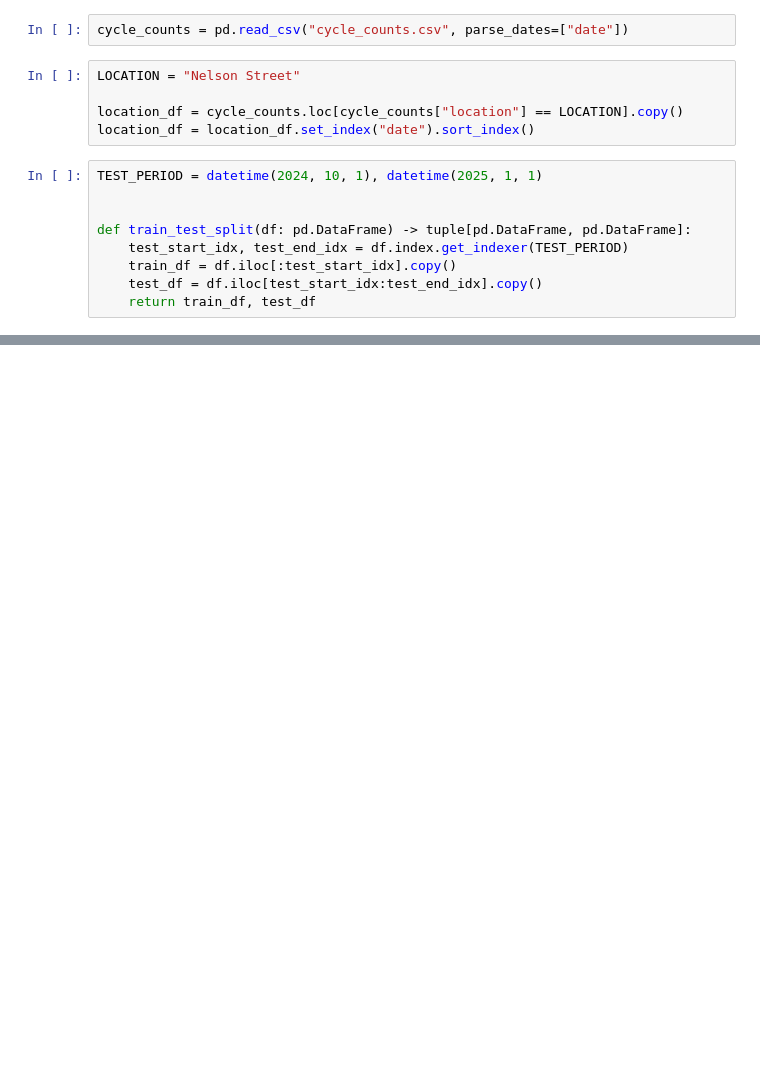
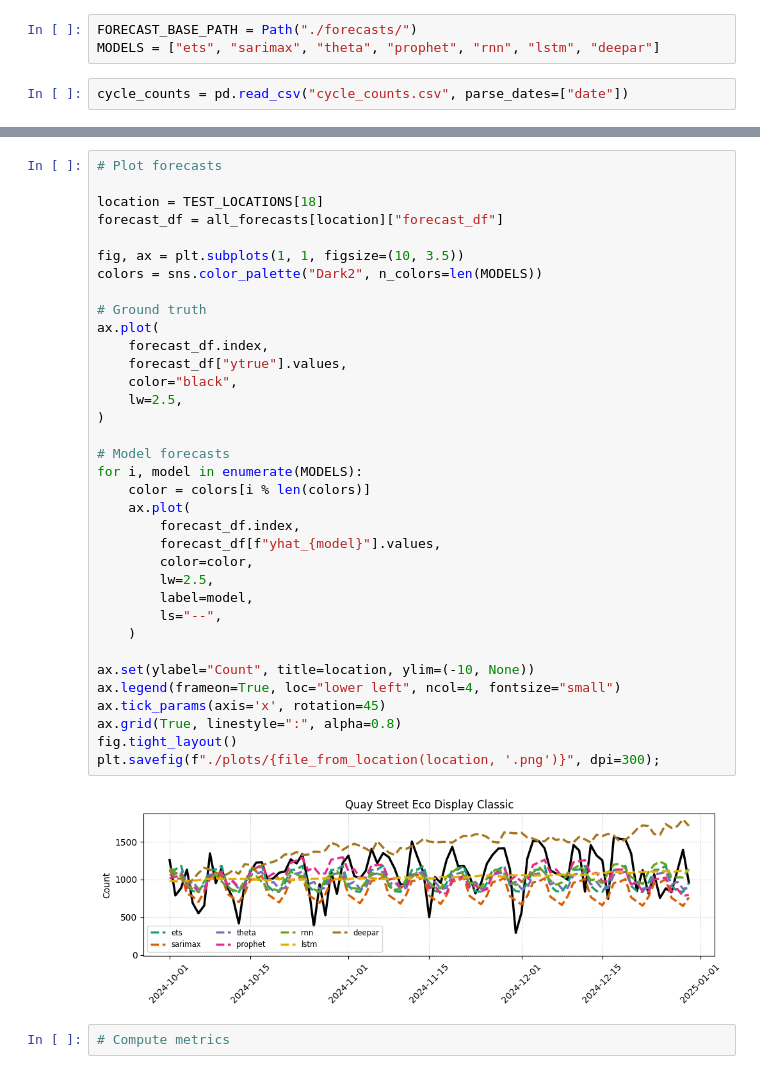
Before and after one commit to lmalms/sequence-learners, a Jupyter notebook: bikes/09_evaluate.ipynb, the cells around one changed output, grey strips where cells are left out. Saved outputs shown, nothing was run; the diff lists cells and outputs as text; blank space fills up the shorter version.

Commit message:
WIP evaluate and compare forecasts

```diff
--- a/bikes/09_evaluate.ipynb
+++ b/bikes/09_evaluate.ipynb
@@ -16,16 +21,5 @@ import torch.nn as nn
+# %%
+FORECAST_BASE_PATH = Path("./forecasts/")
+MODELS = ["ets", "sarimax", "theta", "prophet", "rnn", "lstm", "deepar"]
 # %%
 cycle_counts = pd.read_csv("cycle_counts.csv", parse_dates=["date"])
-# %%
-LOCATION = "Nelson Street"
-
-location_df = cycle_counts.loc[cycle_counts["location"] == LOCATION].copy()
-location_df = location_df.set_index("date").sort_index()
-# %%
-TEST_PERIOD = datetime(2024, 10, 1), datetime(2025, 1, 1)
-
-
-def train_test_split(df: pd.DataFrame) -> tuple[pd.DataFrame, pd.DataFrame]:
-    test_start_idx, test_end_idx = df.index.get_indexer(TEST_PERIOD)
-    train_df = df.iloc[:test_start_idx].copy()
-    test_df = df.iloc[test_start_idx:test_end_idx].copy()
-    return train_df, test_df
@@ -136,0 +68,39 @@ plot_timeseries(TEST_DF["count"], forecasts)
+# %%
+# Plot forecasts
+
+location = TEST_LOCATIONS[18]
+forecast_df = all_forecasts[location]["forecast_df"]
+
+fig, ax = plt.subplots(1, 1, figsize=(10, 3.5))
+colors = sns.color_palette("Dark2", n_colors=len(MODELS))
+
+# Ground truth
+ax.plot(
+    forecast_df.index,
+    forecast_df["ytrue"].values,
+    color="black",
+    lw=2.5,
+)
+
+# Model forecasts
+for i, model in enumerate(MODELS):
+    color = colors[i % len(colors)]
+    ax.plot(
+        forecast_df.index,
+        forecast_df[f"yhat_{model}"].values,
+        color=color,
+        lw=2.5,
+        label=model,
+        ls="--",
+    )
+
+ax.set(ylabel="Count", title=location, ylim=(-10, None))
+ax.legend(frameon=True, loc="lower left", ncol=4, fontsize="small")
+ax.tick_params(axis='x', rotation=45)
+ax.grid(True, linestyle=":", alpha=0.8)
+fig.tight_layout()
+plt.savefig(f"./plots/{file_from_location(location, '.png')}", dpi=300);
+# %% [output]
+[figure, added]
+# %%
+# Compute metrics
```
Also changed, not shown: parts of 26 cells of this notebook, 4 other files.
